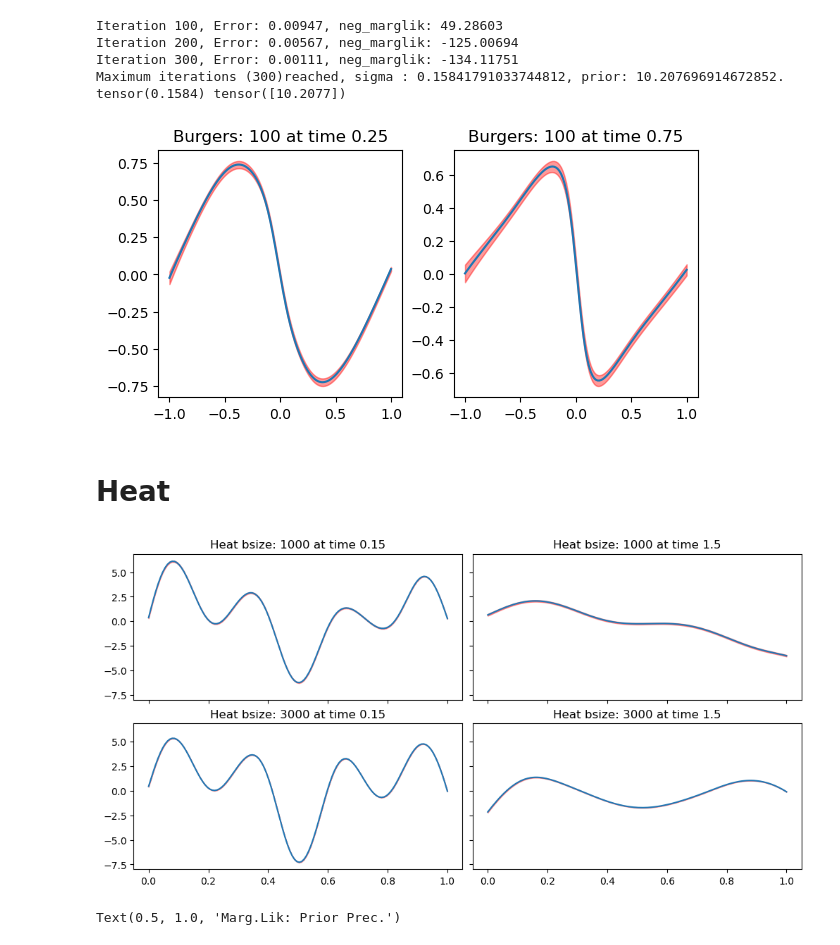
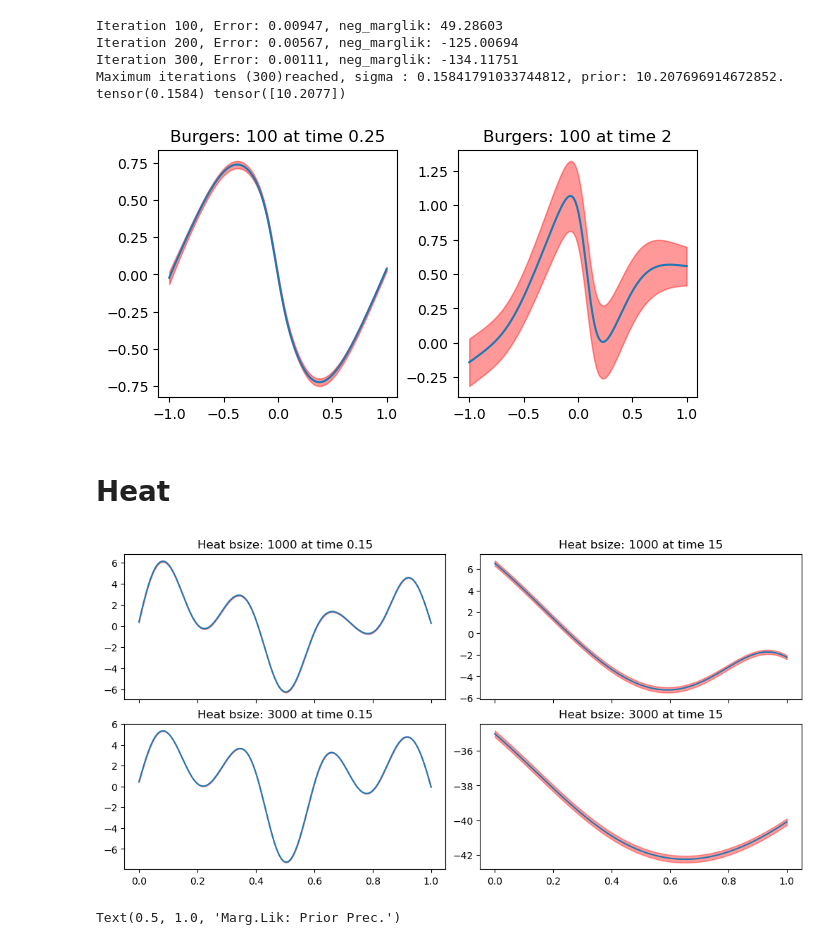
Before and after one commit to ChristianJzB/Projects, a Jupyter notebook: Deep_Solvers/Inverse_Problems/Laplace_Exp/laplace_testing.ipynb, the cells around one changed output. Cells and saved outputs as stored; diff of their text form; code cells hidden in the pictures.

```diff
--- a/Deep_Solvers/Inverse_Problems/Laplace_Exp/laplace_testing.ipynb
+++ b/Deep_Solvers/Inverse_Problems/Laplace_Exp/laplace_testing.ipynb
@@ -52,7 +52,7 @@ for i,bs in enumerate(batch_size):
     llp = torch.load(f"./models/burgers_lla_s{bs}.pth")
     llp.model.set_last_layer("output_layer")  # Re-register hooks
 
-    for j,dt in enumerate([0.25,0.75]):
+    for j,dt in enumerate([0.25,2]):
         data_test = torch.hstack((X.reshape(-1,1),dt*torch.ones_like(X.reshape(-1,1)),param_*torch.ones_like(X.reshape(-1,1)))).float()
 
         nn_pred = burgers_model.model(data_test)
@@ -121,34 +121,34 @@ tensor(0.1584) tensor([10.2077])
 # %%
 fig, axs = plt.subplots(1,2,figsize = (6,3), layout='constrained')
 X = torch.linspace(-1, 1, 128)  # Spatial grid in X direction
 
 param_ =  (0.01/np.pi)
 
 burgers_model = torch.load(f"./models/Burgers_MDNN_s{100}.pth")
 burgers_model.eval()
 
 llp = torch.load(f"./models/burgers_lla_s{100}.pth")
 llp.model.set_last_layer("output_layer")  # Re-register hooks
 
 llp.sigma_noise = 0.1674
 llp.prior_precision = 10
 
-for j,dt in enumerate([0.25,0.75]):
+for j,dt in enumerate([0.25,2]):
     data_test = torch.hstack((X.reshape(-1,1),dt*torch.ones_like(X.reshape(-1,1)),param_*torch.ones_like(X.reshape(-1,1)))).float()
 
     nn_pred = burgers_model.model(data_test)
 
     surg_mu, surg_sigma = llp(data_test)
 
     surg_mu = surg_mu[:,0].view(-1).detach().numpy()
 
     surg_sigma = surg_sigma[:, 0,0].sqrt().view(-1).detach().numpy()
 
     axs[j].plot(X, nn_pred.detach().numpy())
     axs[j].fill_between(X, surg_mu+surg_sigma,surg_mu-surg_sigma,alpha=0.4, color = "red",label = r"NN Uncertainty ($\sigma^{2})$")
     axs[j].set_title(f"Burgers: {100} at time {dt}")
 # %% [output]
-[figure, old version]
+[figure, new version]
 # %% [markdown]
 # Heat
 # %%
@@ -171,7 +171,7 @@ for i,bs in enumerate(batch_size):
     clear_hooks(llp)
     torch.save(llp, f"./models/heat_lla_s{bs}.pth")
 # %%
-fig, axs = plt.subplots(2,2,figsize = (10,5), layout='constrained', sharey=True, sharex=True)
+fig, axs = plt.subplots(2,2,figsize = (10,5), layout='constrained', sharex=True)
 X = torch.linspace(0, 1, 128)  # Spatial grid in X direction
 
 param_ =  0.001
@@ -185,7 +185,7 @@ for i,bs in enumerate(batch_size):
     llp = torch.load(f"./models/heat_lla_s{bs}.pth")
     llp.model.set_last_layer("output_layer")  # Re-register hooks
 
-    for j,dt in enumerate([0.15,1.5]):
+    for j,dt in enumerate([0.15,15]):
         data_test = torch.hstack((X.reshape(-1,1),dt*torch.ones_like(X.reshape(-1,1)),param_*torch.ones_like(X.reshape(-1,1)))).float()
 
         nn_pred = heat_model.model(data_test)
@@ -200,7 +200,7 @@ for i,bs in enumerate(batch_size):
         axs[i,j].fill_between(X, surg_mu+surg_sigma,surg_mu-surg_sigma,alpha=0.4, color = "red",label = r"NN Uncertainty ($\sigma^{2})$")
         axs[i,j].set_title(f"Heat bsize: {bs} at time {dt}")
 # %% [output]
-[figure, old version]
+[figure, new version]
 # %%
 fig, axs = plt.subplots(1,2,figsize = (6,3), layout='constrained')
 
```
Also changed, not shown: parts of 2 cells of this notebook, 8 other files.
